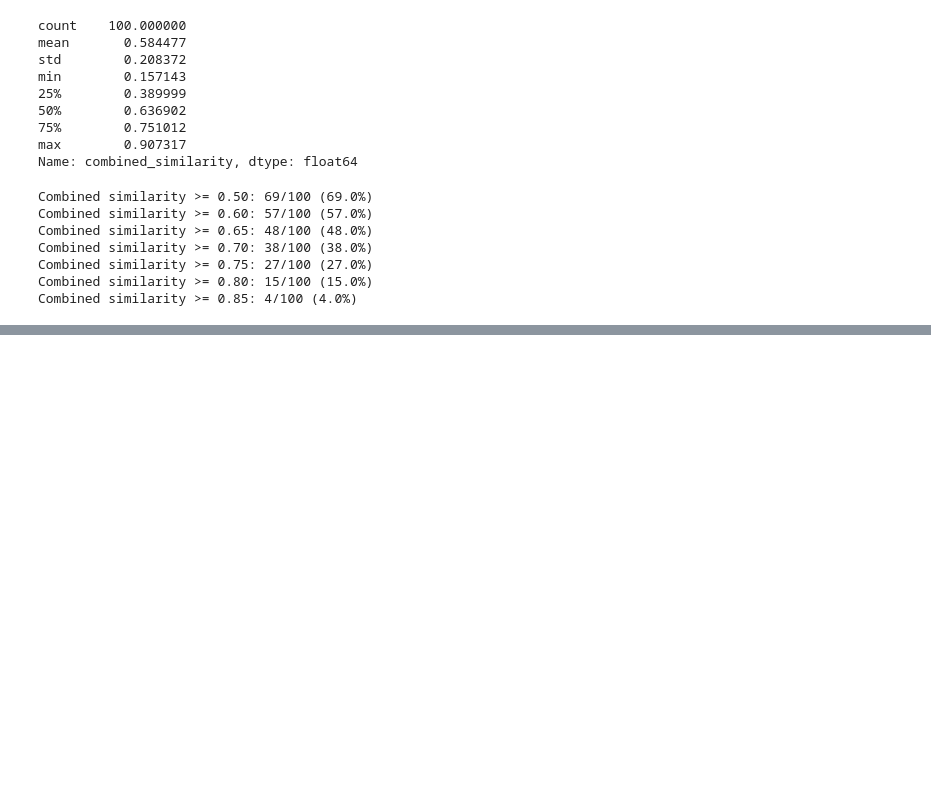
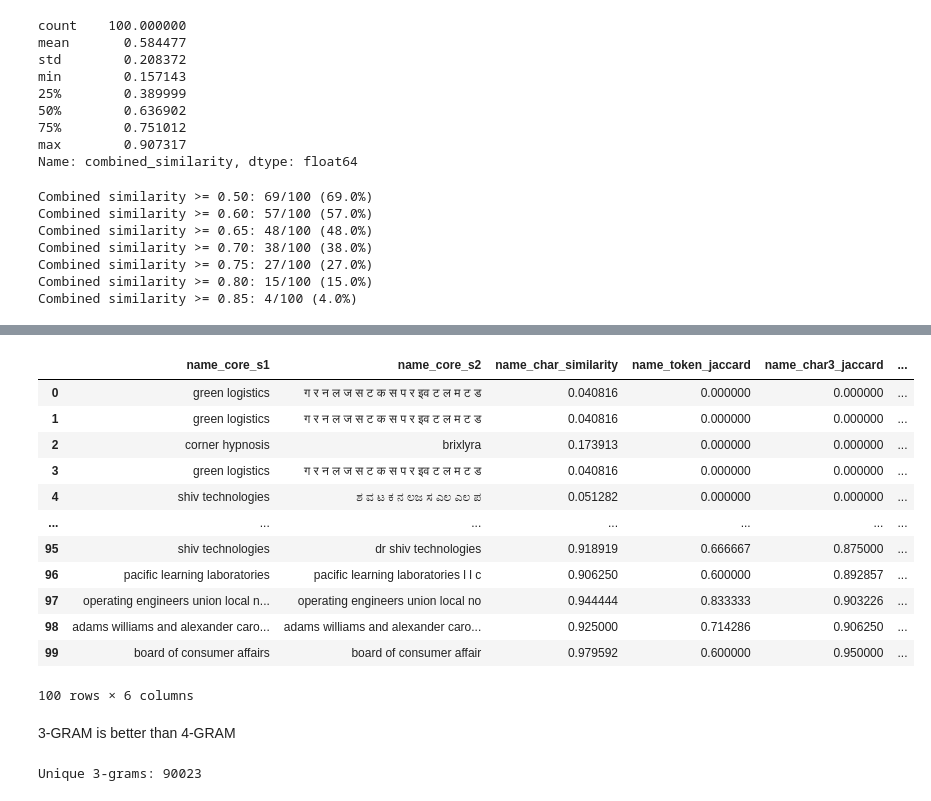
Before and after one commit to kartik815/Amazon-ML-Challenge-2026, a Jupyter notebook: notebooks/04_Blocking.ipynb, the cells around one changed output, grey strips where cells are left out. Saved outputs shown, nothing was run; the diff lists cells and outputs as text; code cells hidden in the pictures; blank space fills up the shorter version.

```diff
--- a/notebooks/04_Blocking.ipynb
+++ b/notebooks/04_Blocking.ipynb
@@ -2037,0 +2064,16 @@ Combined similarity >= 0.85: 4/100 (4.0%)
+# %%
+missed_pairs["name_char3_jaccard"] = missed_pairs.apply(
+    lambda row: ngram_jaccard(
+        row["name_core_s1"],
+        row["name_core_s2"],
+        n=3
+    ),
+    axis=1)
+
+missed_pairs["name_char4_jaccard"] = missed_pairs.apply(
+    lambda row: ngram_jaccard(
+        row["name_core_s1"],
+        row["name_core_s2"],
+        n=4
+    ),
+    axis=1)
@@ -2037,0 +2138,53 @@ Combined similarity >= 0.85: 4/100 (4.0%)
+# %%
+display(
+    missed_pairs[
+        [
+            "name_core_s1",
+            "name_core_s2",
+            "name_char_similarity",
+            "name_token_jaccard",
+            "name_char3_jaccard",
+            "name_char4_jaccard"
+        ]
+    ]
+    .sort_values("name_char3_jaccard")
+    .reset_index(drop=True)
+)
+# %% [output]
+|  | name_core_s1 | name_core_s2 | name_char_similarity | name_token_jaccard | name_char3_jaccard | ... |
+| 0 | green logistics | ग र न ल ज स ट क स प र इव ट ल म ट ड | 0.040816 | 0.000000 | 0.000000 | ... |
+| 1 | green logistics | ग र न ल ज स ट क स प र इव ट ल म ट ड | 0.040816 | 0.000000 | 0.000000 | ... |
+| 2 | corner hypnosis | brixlyra | 0.173913 | 0.000000 | 0.000000 | ... |
+| 3 | green logistics | ग र न ल ज स ट क स प र इव ट ल म ट ड | 0.040816 | 0.000000 | 0.000000 | ... |
+| 4 | shiv technologies | ಶ ವ ಟ ಕ ನ ಲಜ ಸ ಎಲ ಎಲ ಪ | 0.051282 | 0.000000 | 0.000000 | ... |
+| ... | ... | ... | ... | ... | ... | ... |
+| 95 | shiv technologies | dr shiv technologies | 0.918919 | 0.666667 | 0.875000 | ... |
+| 96 | pacific learning laboratories | pacific learning laboratories l l c | 0.906250 | 0.600000 | 0.892857 | ... |
+| 97 | operating engineers union local n... | operating engineers union local no | 0.944444 | 0.833333 | 0.903226 | ... |
+| 98 | adams williams and alexander caro... | adams williams and alexander caro... | 0.925000 | 0.714286 | 0.906250 | ... |
+| 99 | board of consumer affairs | board of consumer affair | 0.979592 | 0.600000 | 0.950000 | ... |
+100 rows × 6 columns
+# %% [markdown]
+3-GRAM is better than 4-GRAM
+# %%
+char3_counter = Counter()
+
+for chunk in pd.read_csv(
+    S2_PATH,
+    sep="\t",
+    usecols=["name_core"],
+    chunksize=200_000,
+    dtype={"name_core": "string"}
+):
+
+    for name in chunk["name_core"].dropna():
+        grams = char_ngrams(name, n=3)
+
+        char3_counter.update(grams)
+
+    del chunk
+    gc.collect()
+
+print("Unique 3-grams:", len(char3_counter))
+# %% [output]
+Unique 3-grams: 90023
```
Also changed, not shown: parts of 8 cells of this notebook.
